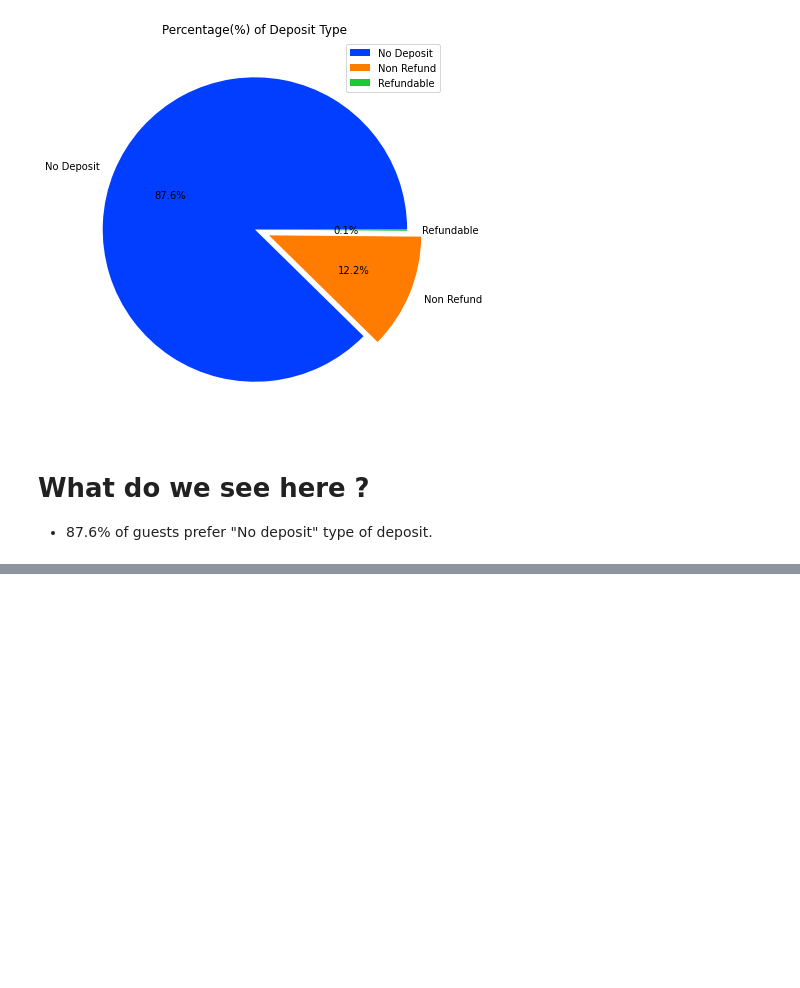
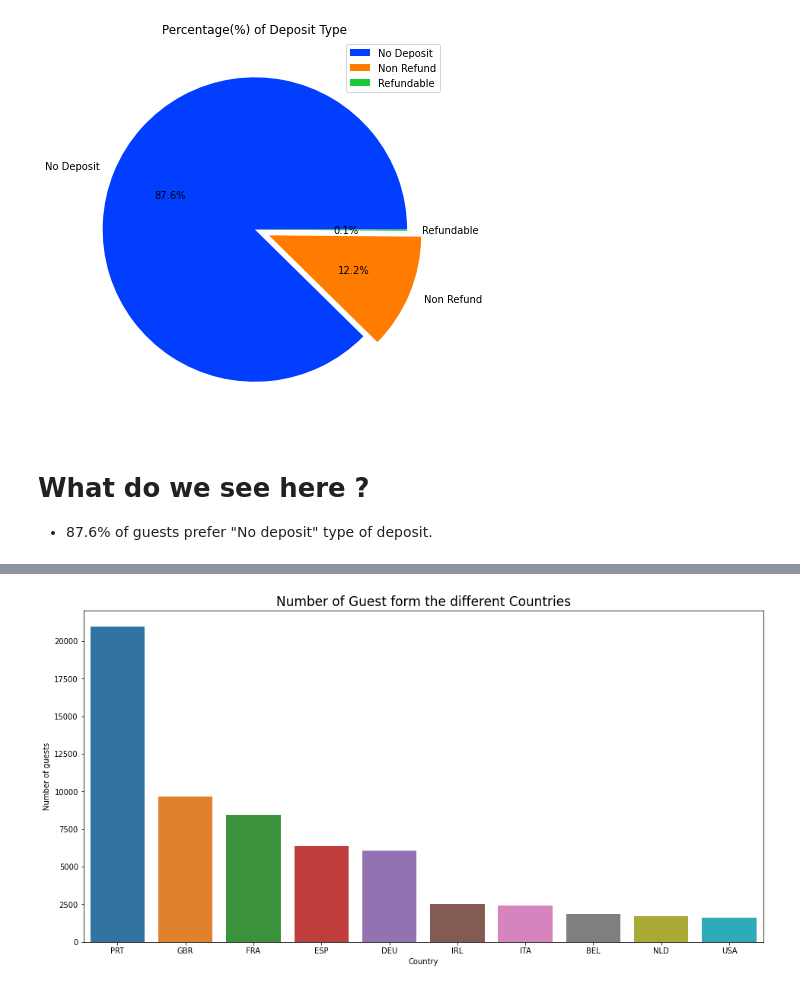
Before and after one commit to sachanneeraj/Hotels-Data-Analysis-EDA, a Jupyter notebook: Hotel_Booking_Analysis_Capstone_Project.ipynb, the cells around one changed output, grey strips where cells are left out. Saved outputs shown, nothing was run; the diff lists cells and outputs as text; code cells hidden in the pictures; blank space fills up the shorter version.

```diff
--- a/Hotel_Booking_Analysis_Capstone_Project.ipynb
+++ b/Hotel_Booking_Analysis_Capstone_Project.ipynb
@@ -337,0 +390,3 @@ plt.show()
+# %%
+guest_country =non_canceled['country'].value_counts().reset_index().rename(columns={'index':'Country', 'country':'Number of guests'})
+guest_country
@@ -337,0 +407,8 @@ plt.show()
+# %%
+#plotting bar graph for the top 15 countries
+plt.figure(figsize=(16,8))
+sns.barplot(x=guest_country['Country'].head(10), y=guest_country['Number of guests'].head(10))
+plt.title("Number of Guest form the different Countries",fontsize = 17)
+plt.show()
+# %% [output]
+[figure, added]
```
Also changed, not shown: parts of 18 cells of this notebook.
